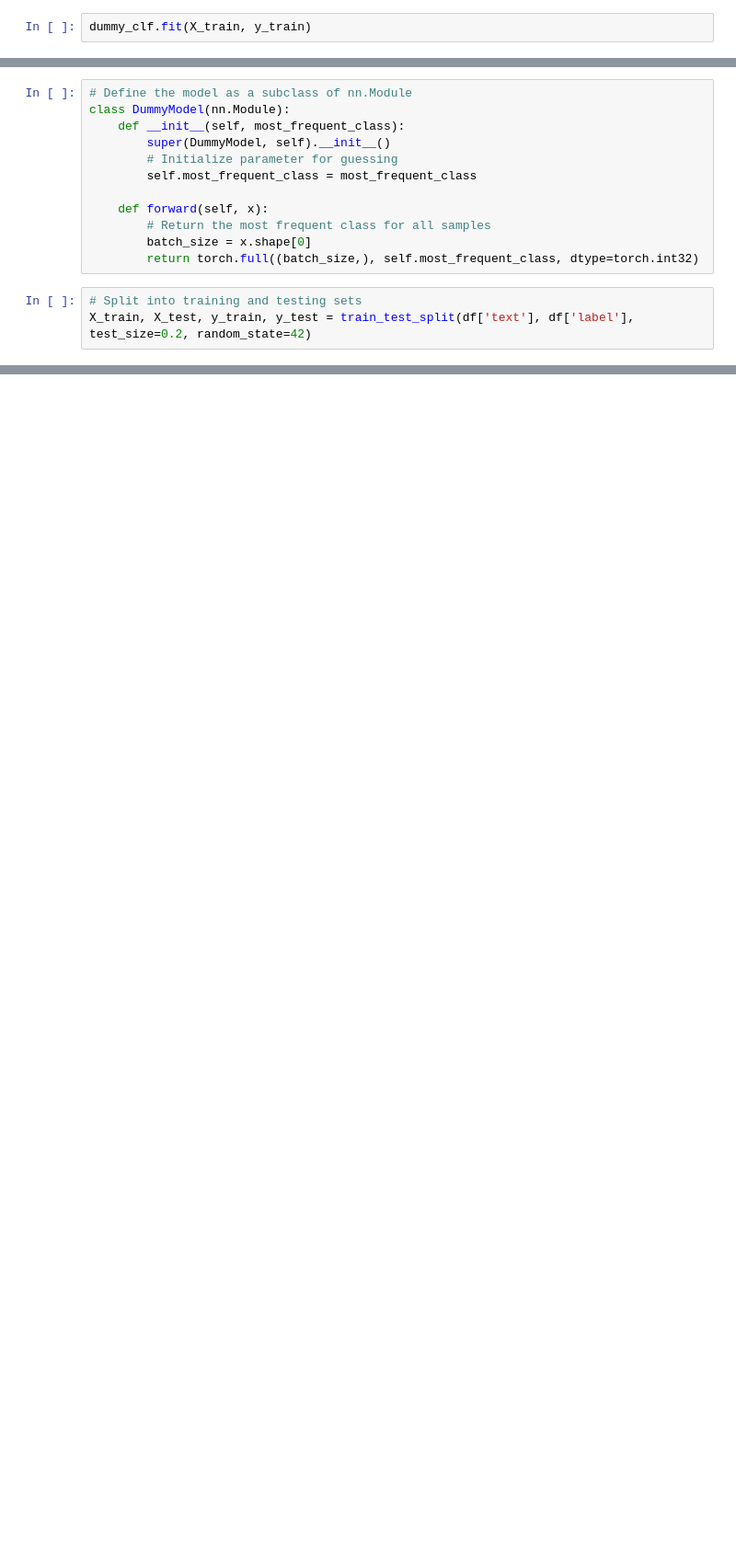
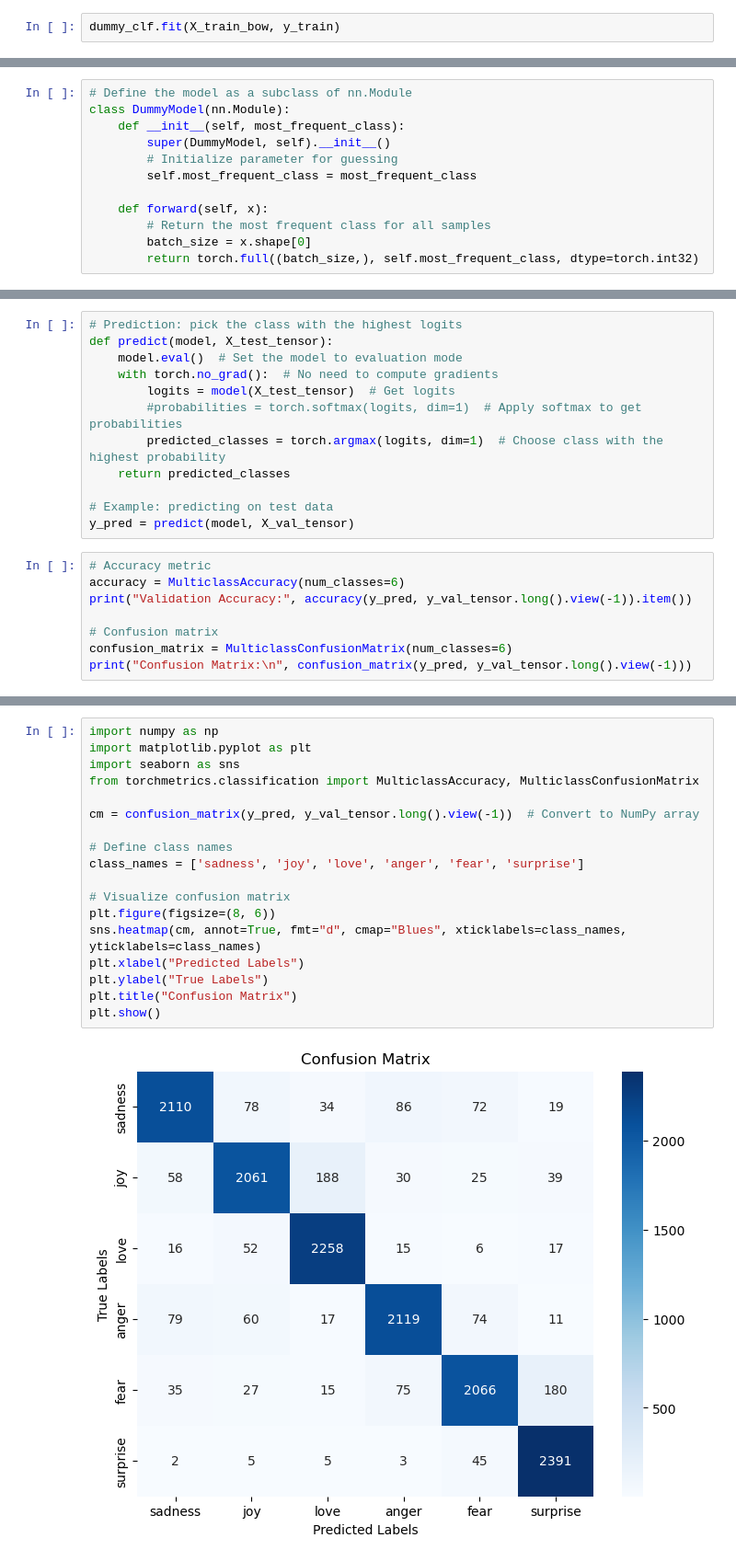
Before and after one commit to Spring-of-Vision/Deep-Learning-NLP, a Jupyter notebook: Bag of Words.ipynb, the cells around one changed output, grey strips where cells are left out. Shown at 92% size. Saved outputs shown, nothing was run; the diff lists cells and outputs as text; blank space fills up the shorter version.

```diff
--- a/Bag of Words.ipynb
+++ b/Bag of Words.ipynb
@@ -423,7 +448,7 @@ X_train, X_test, y_train, y_test = train_test_split(X, y, test_size=0.2, random_
 # Initialize DummyClassifier
 dummy_clf = DummyClassifier(strategy="most_frequent", random_state=42)
 # %%
-dummy_clf.fit(X_train, y_train)
+dummy_clf.fit(X_train_bow, y_train)
 # %% [output]
 DummyClassifier(random_state=42, strategy='most_frequent')
 # %%
@@ -464,9 +489,6 @@ class DummyModel(nn.Module):
         # Return the most frequent class for all samples
         batch_size = x.shape[0]
         return torch.full((batch_size,), self.most_frequent_class, dtype=torch.int32)
-# %%
-# Split into training and testing sets
-X_train, X_test, y_train, y_test = train_test_split(df['text'], df['label'], test_size=0.2, random_state=42)
 # %%
 my_dummy = DummyModel(most_frequent_class = 1)
 
@@ -683,0 +2059,20 @@ AttributeError: 'list' object has no attribute 'shape'
+# %%
+# Prediction: pick the class with the highest logits
+def predict(model, X_test_tensor):
+    model.eval()  # Set the model to evaluation mode
+    with torch.no_grad():  # No need to compute gradients
+        logits = model(X_test_tensor)  # Get logits
+        #probabilities = torch.softmax(logits, dim=1)  # Apply softmax to get probabilities
+        predicted_classes = torch.argmax(logits, dim=1)  # Choose class with the highest probability
+    return predicted_classes
+
+# Example: predicting on test data
+y_pred = predict(model, X_val_tensor)
+# %%
+# Accuracy metric
+accuracy = MulticlassAccuracy(num_classes=6)
+print("Validation Accuracy:", accuracy(y_pred, y_val_tensor.long().view(-1)).item())
+
+# Confusion matrix
+confusion_matrix = MulticlassConfusionMatrix(num_classes=6)
+print("Confusion Matrix:\n", confusion_matrix(y_pred, y_val_tensor.long().view(-1)))
@@ -683,0 +2088,20 @@ AttributeError: 'list' object has no attribute 'shape'
+# %%
+import numpy as np
+import matplotlib.pyplot as plt
+import seaborn as sns
+from torchmetrics.classification import MulticlassAccuracy, MulticlassConfusionMatrix
+
+cm = confusion_matrix(y_pred, y_val_tensor.long().view(-1))  # Convert to NumPy array
+
+# Define class names
+class_names = ['sadness', 'joy', 'love', 'anger', 'fear', 'surprise']
+
+# Visualize confusion matrix
+plt.figure(figsize=(8, 6))
+sns.heatmap(cm, annot=True, fmt="d", cmap="Blues", xticklabels=class_names, yticklabels=class_names)
+plt.xlabel("Predicted Labels")
+plt.ylabel("True Labels")
+plt.title("Confusion Matrix")
+plt.show()
+# %% [output]
+[figure, added]
```
Also changed, not shown: parts of 115 cells of this notebook.
